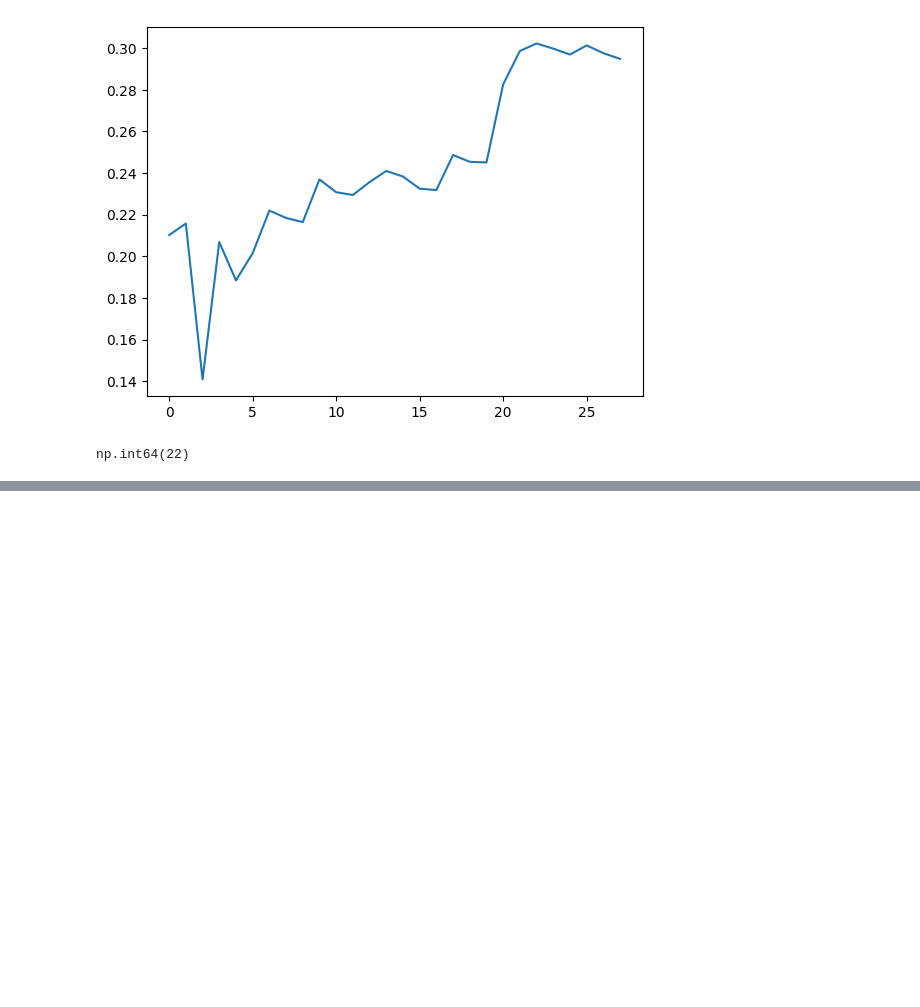
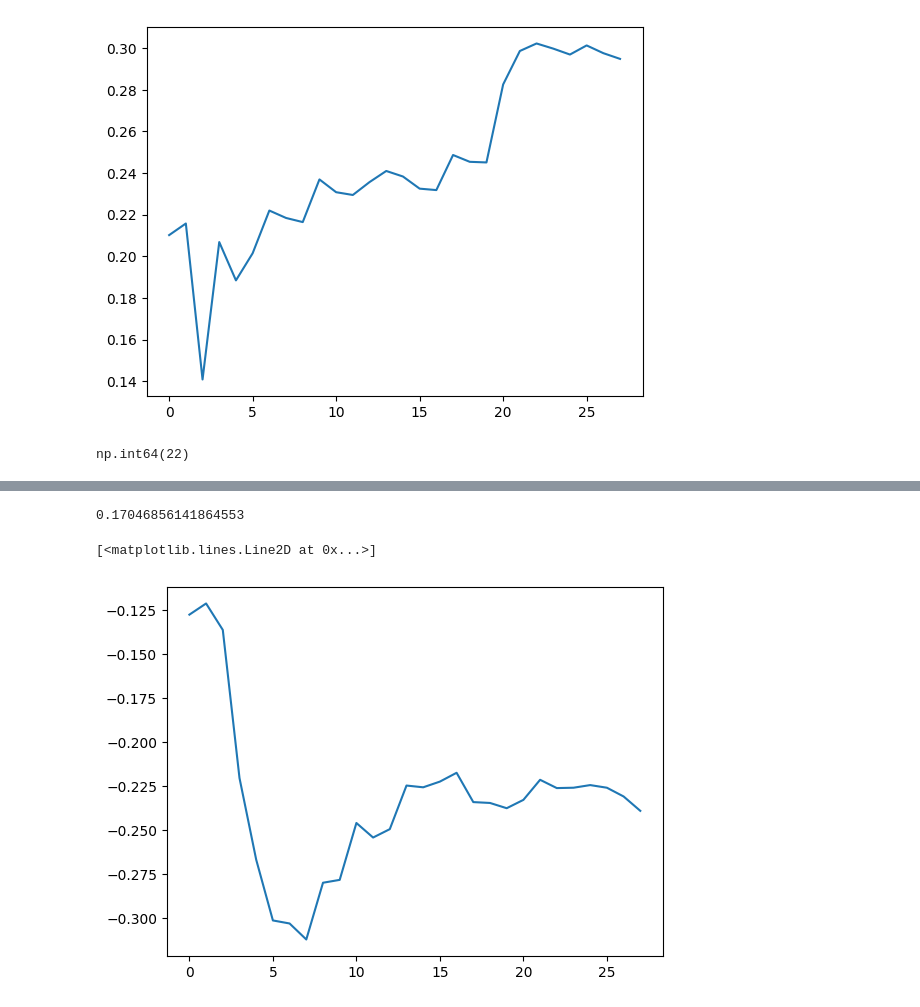
Before and after one commit to lukasjanusauskas/ais-duomenu-vizualizavimas, a Jupyter notebook: 4lab.ipynb, the cells around one changed output, grey strips where cells are left out. Drawn from its saved outputs; the diff is of its cells as text; code cells hidden in the pictures; blank space fills up the shorter version.

```diff
--- a/4lab.ipynb
+++ b/4lab.ipynb
@@ -62,0 +77,6 @@ np.float64(19.364916731037084)
+# %%
+clusters = AgglomerativeClustering(5, metric='euclidean', linkage='average').fit_predict(embedding)
+
+labels = LabelEncoder().fit_transform(labels)
+
+jaccard_score(clusters, labels, average='weighted')
@@ -62,0 +95,44 @@ np.float64(19.364916731037084)
+# %%
+tsne25 = TSNE(
+    perplexity=500,
+    early_exaggeration=24,
+    learning_rate=10,
+    n_components=25,
+    method='exact'
+)
+embedding25 = tsne25.fit_transform(distance_matrix)
+# %%
+clusters_of_n = []
+silhouette_scores = []
+inertia_scores = []
+
+for n in range(2, 30):
+    clusters = AgglomerativeClustering(n_clusters=n, metric='euclidean', linkage='average')\
+        .fit_predict(embedding25)
+
+    score = silhouette_score(distance_matrix, clusters, metric='precomputed')
+    silhouette_scores.append(score)
+    clusters_of_n.append(clusters)
+
+    # Elbow method: compute inertia (mean intra-cluster distance)
+    inertia = 0
+    for cluster_id in range(n):
+        members = np.where(clusters == cluster_id)[0]
+        if len(members) > 1:
+            pairwise = distance_matrix[np.ix_(members, members)]
+            inertia += pairwise.sum() / 2
+
+    inertia_scores.append(inertia)
+# %%
+clusters = AgglomerativeClustering(5, metric='euclidean', linkage='average').fit_predict(embedding25)
+
+labels = LabelEncoder().fit_transform(labels)
+
+jaccard_score(clusters, labels, average='weighted')
+# %% [output]
+0.17046856141864553
+# %%
+plt.plot(silhouette_scores)
+# %% [output]
+[<matplotlib.lines.Line2D at 0x...>]
+[figure, added]
```
Also changed, not shown: parts of 21 cells of this notebook.
